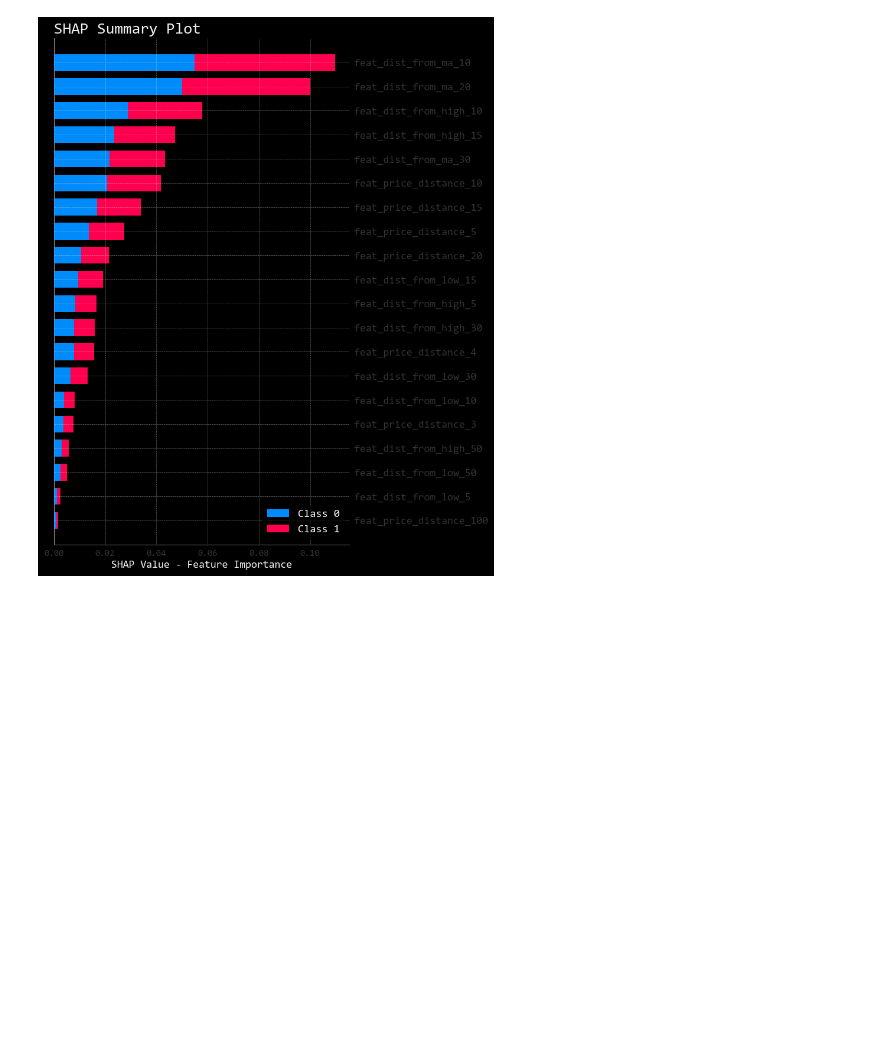
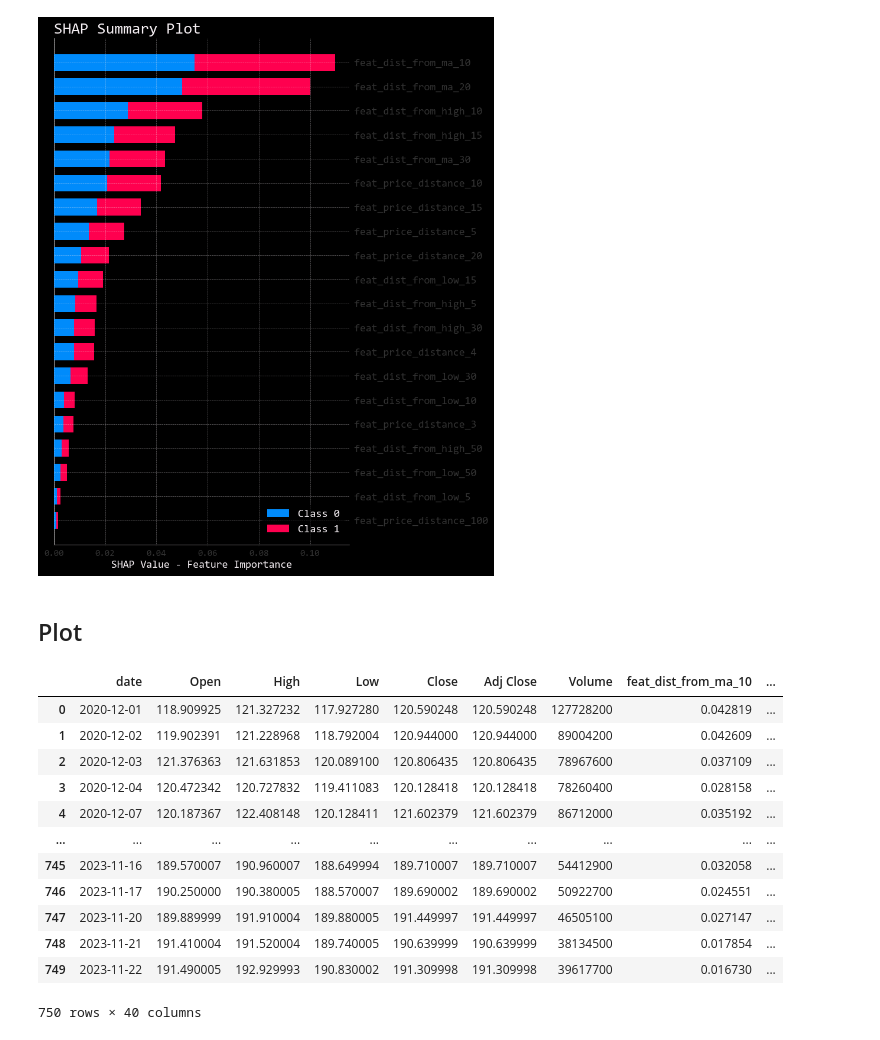
Before and after one commit to mikewenner/Data_Science, a Jupyter notebook: ML_trend_predict.ipynb, the cells around one changed output. Saved outputs shown, nothing was run; the diff lists cells and outputs as text; code cells hidden in the pictures; blank space fills up the shorter version.

```diff
--- a/ML_trend_predict.ipynb
+++ b/ML_trend_predict.ipynb
@@ -606,0 +633,2 @@ plt.show()
+# %% [markdown]
+## Plot
@@ -606,0 +637,18 @@ plt.show()
+# %%
+# Create a df that only has the test data --> date greater than the train_until parm
+df_plot = aapl_df[aapl_df['date'] >= train_until].reset_index(drop=True)
+df_plot
+# %% [output]
+|  | date | Open | High | Low | Close | Adj Close | Volume | feat_dist_from_ma_10 | ... |
+| 0 | 2020-12-01 | 118.909925 | 121.327232 | 117.927280 | 120.590248 | 120.590248 | 127728200 | 0.042819 | ... |
+| 1 | 2020-12-02 | 119.902391 | 121.228968 | 118.792004 | 120.944000 | 120.944000 | 89004200 | 0.042609 | ... |
+| 2 | 2020-12-03 | 121.376363 | 121.631853 | 120.089100 | 120.806435 | 120.806435 | 78967600 | 0.037109 | ... |
+| 3 | 2020-12-04 | 120.472342 | 120.727832 | 119.411083 | 120.128418 | 120.128418 | 78260400 | 0.028158 | ... |
+| 4 | 2020-12-07 | 120.187367 | 122.408148 | 120.128411 | 121.602379 | 121.602379 | 86712000 | 0.035192 | ... |
+| ... | ... | ... | ... | ... | ... | ... | ... | ... | ... |
+| 745 | 2023-11-16 | 189.570007 | 190.960007 | 188.649994 | 189.710007 | 189.710007 | 54412900 | 0.032058 | ... |
+| 746 | 2023-11-17 | 190.250000 | 190.380005 | 188.570007 | 189.690002 | 189.690002 | 50922700 | 0.024551 | ... |
+| 747 | 2023-11-20 | 189.889999 | 191.910004 | 189.880005 | 191.449997 | 191.449997 | 46505100 | 0.027147 | ... |
+| 748 | 2023-11-21 | 191.410004 | 191.520004 | 189.740005 | 190.639999 | 190.639999 | 38134500 | 0.017854 | ... |
+| 749 | 2023-11-22 | 191.490005 | 192.929993 | 190.830002 | 191.309998 | 191.309998 | 39617700 | 0.016730 | ... |
+750 rows × 40 columns
```
Also changed, not shown: parts of 10 cells of this notebook, 2 other files.
